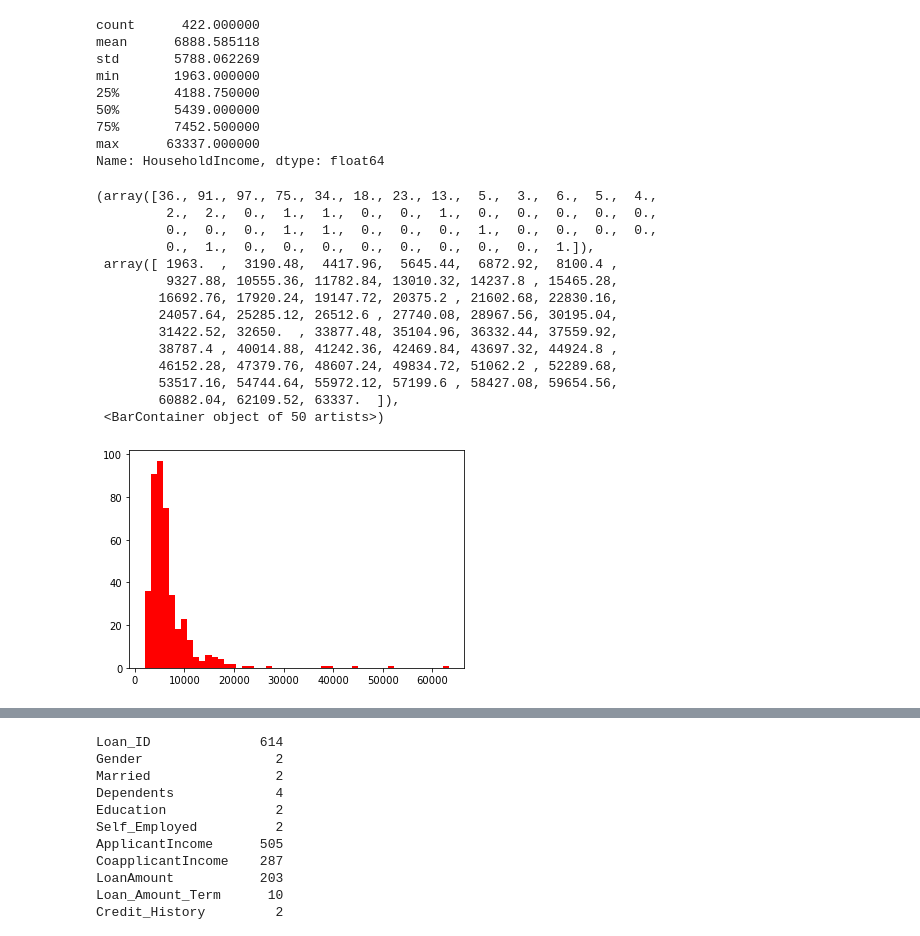
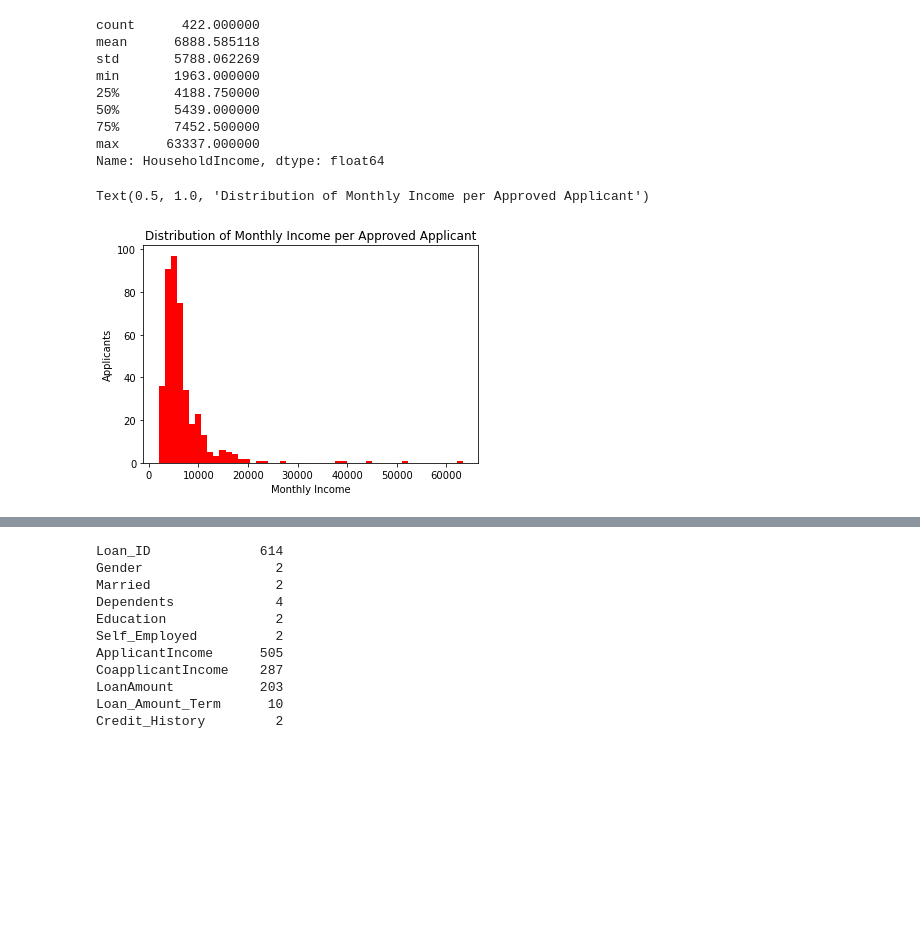
Before and after one commit to threeves91/Springboard, a Jupyter notebook: Capstone Project 2/Exploratory Data Analysis.ipynb, the cells around one changed output, grey strips where cells are left out. Cells and saved outputs as stored; diff of their text form; code cells hidden in the pictures; blank space fills up the shorter version.

```diff
--- a/Capstone Project 2/Exploratory Data Analysis.ipynb
+++ b/Capstone Project 2/Exploratory Data Analysis.ipynb
@@ -69,21 +69,11 @@ max      63337.000000
 Name: HouseholdIncome, dtype: float64
 # %%
 plt.hist(LA_Y['HouseholdIncome'], bins=50, color='red')
+plt.xlabel('Monthly Income')
+plt.ylabel('Applicants')
+plt.title('Distribution of Monthly Income per Approved Applicant')
 # %% [output]
-(array([36., 91., 97., 75., 34., 18., 23., 13.,  5.,  3.,  6.,  5.,  4.,
-         2.,  2.,  0.,  1.,  1.,  0.,  0.,  1.,  0.,  0.,  0.,  0.,  0.,
-         0.,  0.,  0.,  1.,  1.,  0.,  0.,  0.,  1.,  0.,  0.,  0.,  0.,
-         0.,  1.,  0.,  0.,  0.,  0.,  0.,  0.,  0.,  0.,  1.]),
- array([ 1963.  ,  3190.48,  4417.96,  5645.44,  6872.92,  8100.4 ,
-         9327.88, 10555.36, 11782.84, 13010.32, 14237.8 , 15465.28,
-        16692.76, 17920.24, 19147.72, 20375.2 , 21602.68, 22830.16,
-        24057.64, 25285.12, 26512.6 , 27740.08, 28967.56, 30195.04,
-        31422.52, 32650.  , 33877.48, 35104.96, 36332.44, 37559.92,
-        38787.4 , 40014.88, 41242.36, 42469.84, 43697.32, 44924.8 ,
-        46152.28, 47379.76, 48607.24, 49834.72, 51062.2 , 52289.68,
-        53517.16, 54744.64, 55972.12, 57199.6 , 58427.08, 59654.56,
-        60882.04, 62109.52, 63337.  ]),
- <BarContainer object of 50 artists>)
+Text(0.5, 1.0, 'Distribution of Monthly Income per Approved Applicant')
-[figure, old version]
+[figure, new version]
 # %%
 plt.hist(LA_N['HouseholdIncome'], bins=50, color='Blue')
```
Also changed, not shown: parts of 18 cells of this notebook.
